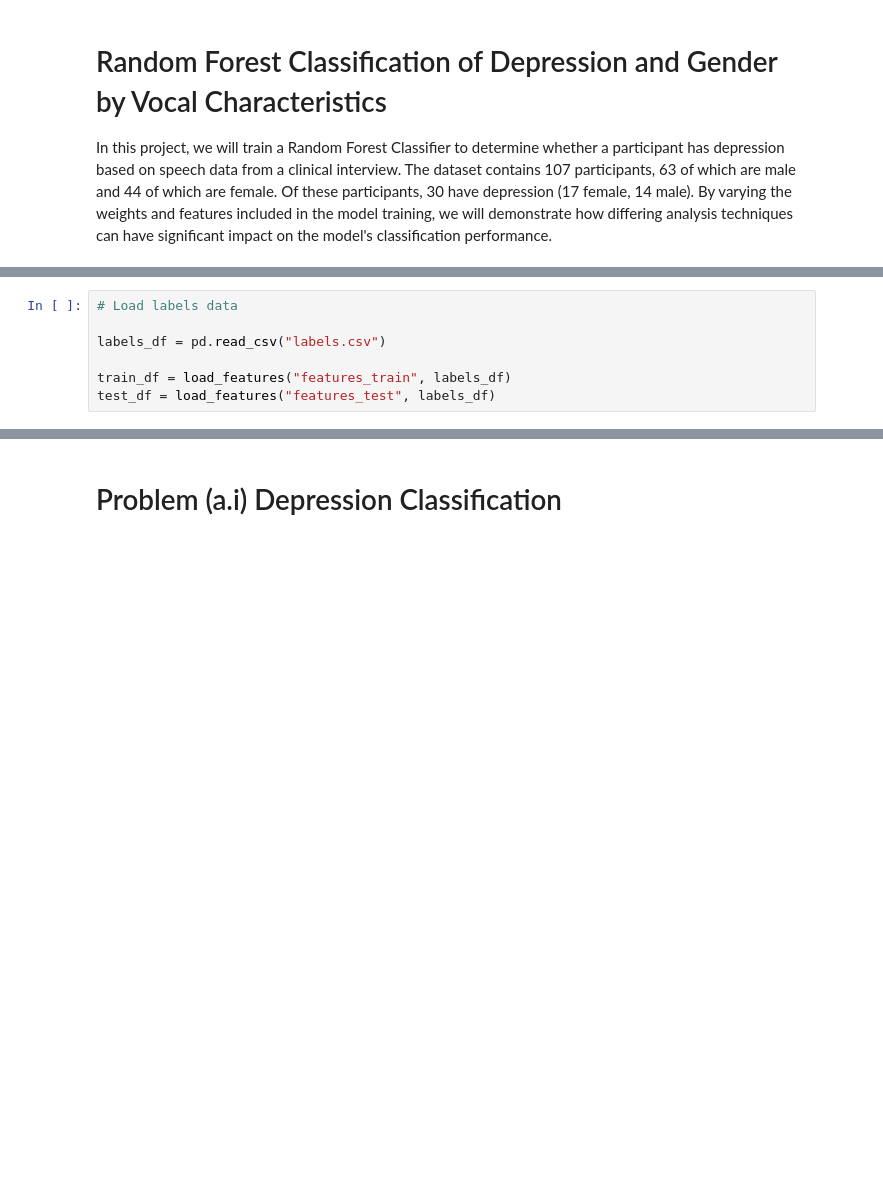
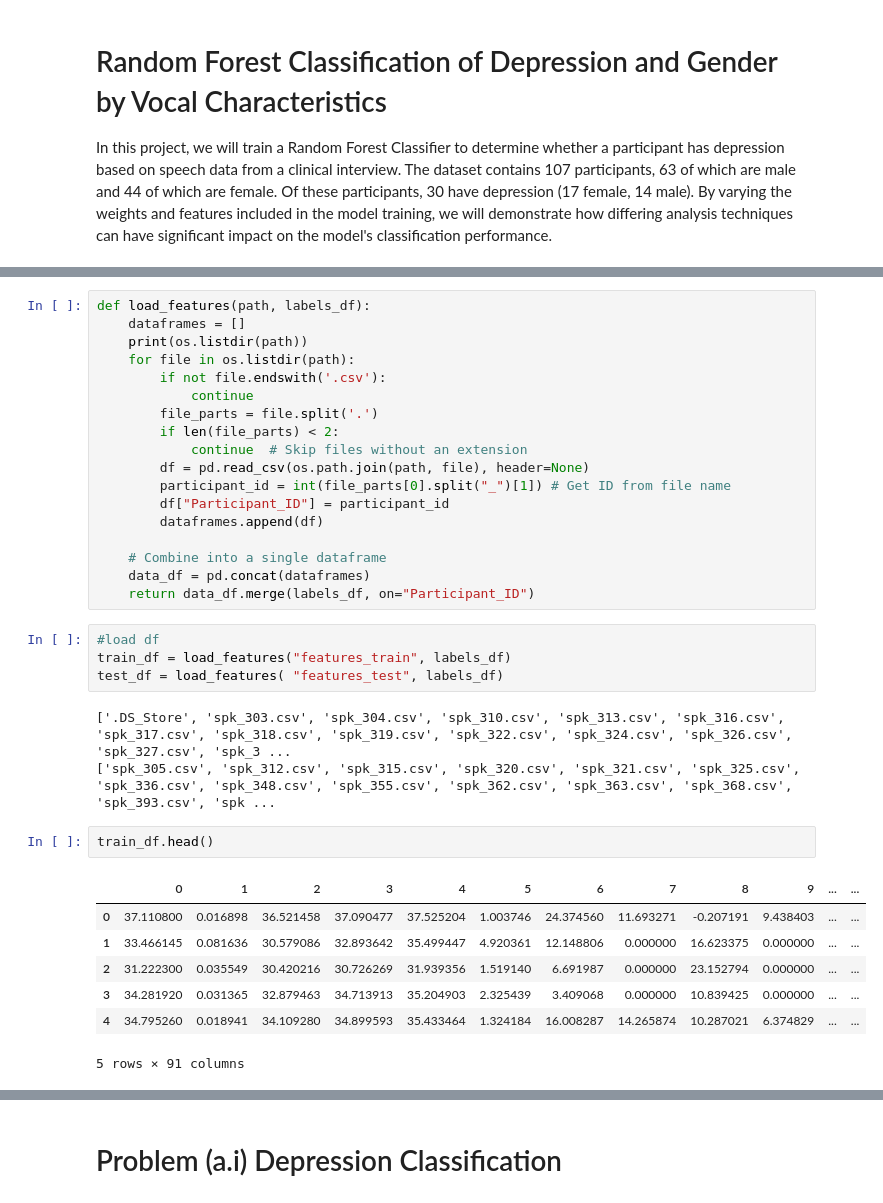
Before and after one commit to momoaolig/ML-Team-Assignment, a Jupyter notebook: hw5.ipynb, the cells around one changed output, grey strips where cells are left out. Drawn from its saved outputs; the diff is of its cells as text; blank space fills up the shorter version.

```diff
--- a/hw5.ipynb
+++ b/hw5.ipynb
@@ -148,7 +22,35 @@ def metrics(y_pred, threshold):
+# %%
+def load_features(path, labels_df):
+    dataframes = []
+    print(os.listdir(path))
+    for file in os.listdir(path):
+        if not file.endswith('.csv'):
+            continue
+        file_parts = file.split('.')
+        if len(file_parts) < 2:
+            continue  # Skip files without an extension
+        df = pd.read_csv(os.path.join(path, file), header=None)
+        participant_id = int(file_parts[0].split("_")[1]) # Get ID from file name
+        df["Participant_ID"] = participant_id
+        dataframes.append(df)
+
+    # Combine into a single dataframe
+    data_df = pd.concat(dataframes)
+    return data_df.merge(labels_df, on="Participant_ID")
 # %%
-# Load labels data
-
-labels_df = pd.read_csv("labels.csv")
-
+#load df
 train_df = load_features("features_train", labels_df)
-test_df = load_features("features_test", labels_df)
+test_df = load_features( "features_test", labels_df)
+# %% [output]
+['.DS_Store', 'spk_303.csv', 'spk_304.csv', 'spk_310.csv', 'spk_313.csv', 'spk_316.csv', 'spk_317.csv', 'spk_318.csv', 'spk_319.csv', 'spk_322.csv', 'spk_324.csv', 'spk_326.csv', 'spk_327.csv', 'spk_3 ...
+['spk_305.csv', 'spk_312.csv', 'spk_315.csv', 'spk_320.csv', 'spk_321.csv', 'spk_325.csv', 'spk_336.csv', 'spk_348.csv', 'spk_355.csv', 'spk_362.csv', 'spk_363.csv', 'spk_368.csv', 'spk_393.csv', 'spk ...
+# %%
+train_df.head()
+# %% [output]
+|  | 0 | 1 | 2 | 3 | 4 | 5 | 6 | 7 | 8 | 9 | ... | ... |
+| 0 | 37.110800 | 0.016898 | 36.521458 | 37.090477 | 37.525204 | 1.003746 | 24.374560 | 11.693271 | -0.207191 | 9.438403 | ... | ... |
+| 1 | 33.466145 | 0.081636 | 30.579086 | 32.893642 | 35.499447 | 4.920361 | 12.148806 | 0.000000 | 16.623375 | 0.000000 | ... | ... |
+| 2 | 31.222300 | 0.035549 | 30.420216 | 30.726269 | 31.939356 | 1.519140 | 6.691987 | 0.000000 | 23.152794 | 0.000000 | ... | ... |
+| 3 | 34.281920 | 0.031365 | 32.879463 | 34.713913 | 35.204903 | 2.325439 | 3.409068 | 0.000000 | 10.839425 | 0.000000 | ... | ... |
+| 4 | 34.795260 | 0.018941 | 34.109280 | 34.899593 | 35.433464 | 1.324184 | 16.008287 | 14.265874 | 10.287021 | 6.374829 | ... | ... |
+5 rows × 91 columns
```
Also changed, not shown: parts of 43 cells of this notebook.
